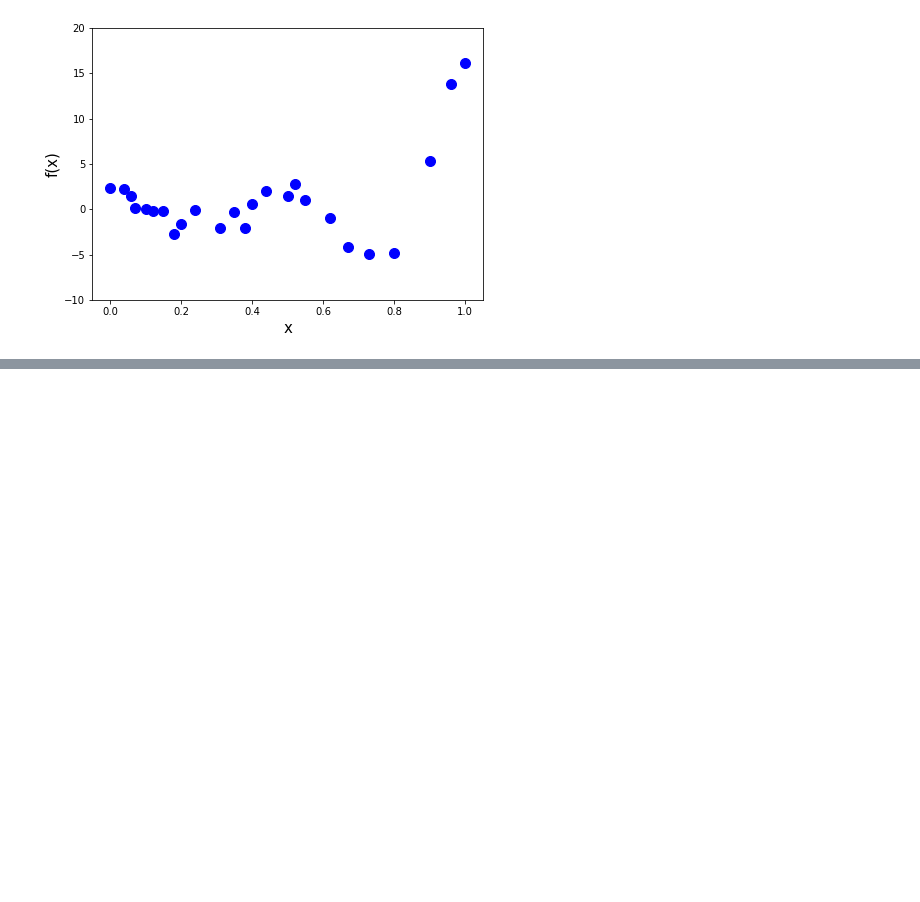
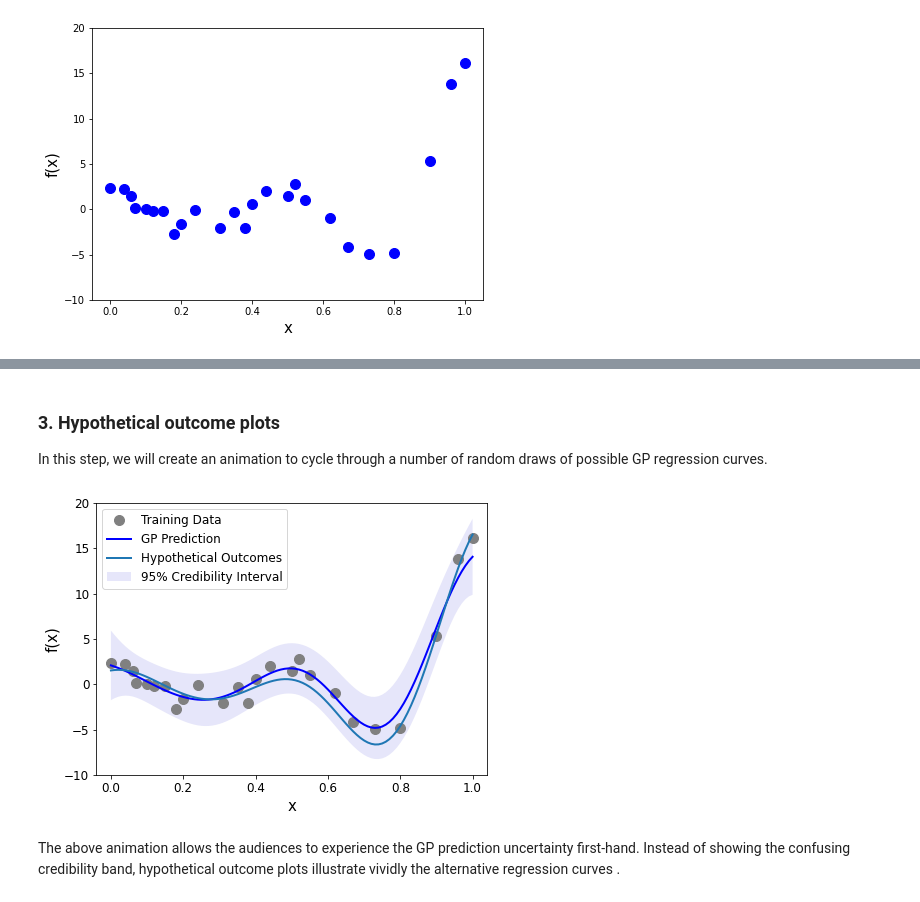
Before and after one commit to ShuaiGuo16/Hypothetical_Outcome_Plots, a Jupyter notebook: Regression_Animation.ipynb, the cells around one changed output, grey strips where cells are left out. Cells and saved outputs as stored; diff of their text form; code cells hidden in the pictures; blank space fills up the shorter version.

```diff
--- a/Regression_Animation.ipynb
+++ b/Regression_Animation.ipynb
@@ -93,0 +104,42 @@ Although this is a popular way to present model prediction uncertainty in academ
+# %% [markdown]
+### 3. Hypothetical outcome plots
+
+In this step, we will create an animation to cycle through a number of random draws of possible GP regression curves.
+# %%
+# Generate realizations of GP prediction
+sample_num = 10
+realizations = np.random.multivariate_normal(mean=y_pred, cov=pred_cov, size=sample_num)
+
+fig, ax = plt.subplots(figsize=(7,5))
+ax.set(xlim=(-0.04, 1.04), ylim=(-10, 20))
+ax.set_xlabel('x', fontsize=15)
+ax.set_ylabel('f(x)', fontsize=15)
+
+# Non-changing part
+ax.plot(X_train,y_train,'o',color=(0.5,0.5,0.5),markerfacecolor=(0.5,0.5,0.5),markersize=10,label='Training Data')
+ax.plot(X_test,y_pred,'b-',linewidth=2,label='GP Prediction')
+ax.fill_between(X_test, y_pred-1.96*pred_std, y_pred+1.96*pred_std,facecolor='lavender',label='95% Credibility Interval')
+ax.tick_params(axis='both', which='major', labelsize=12)
+
+# Changing part
+line, = ax.plot([], [], lw=2, label='Hypothetical Outcomes')
+
+
+def init():
+    line.set_data([], [])
+    return line,
+
+def animate(i):
+    x = X_test
+    y = realizations[i-1,:]
+    line.set_data(x, y)
+    ax.legend(loc="upper left",prop={'size': 12})
+    return line,
+
+anim = animation.FuncAnimation(fig, animate, init_func=init,
+                               frames=sample_num, interval=1000, blit=True)
+anim.save('GP_animation.gif', writer='imagemagick')
+# %% [output]
+[figure, added]
+# %% [markdown]
+The above animation allows the audiences to experience the GP prediction uncertainty first-hand. Instead of showing the confusing credibility band, hypothetical outcome plots illustrate vividly the alternative regression curves .
```
Also changed, not shown: parts of 6 cells of this notebook, 1 other file.
